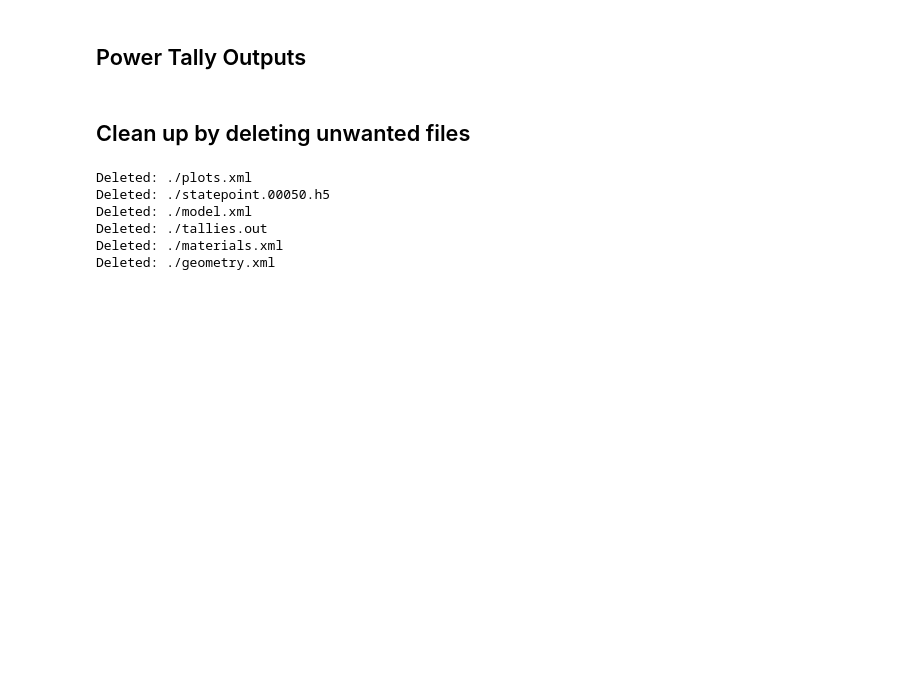
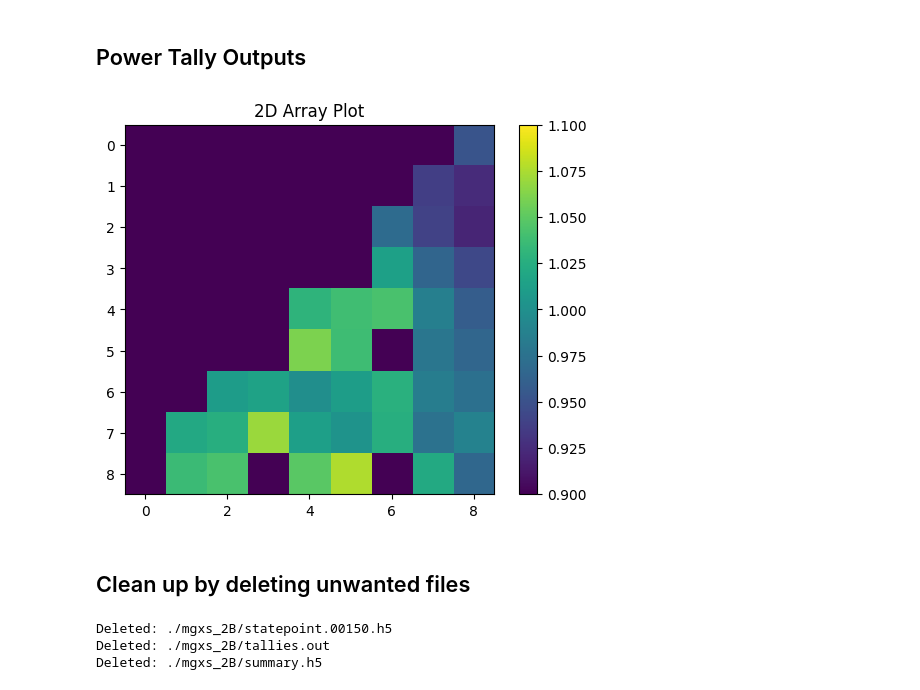
Before and after one commit to aly-tamu/VERA-Examples, a Jupyter notebook: Benchmark Problems/2A/2A_v2.ipynb, the cells around one changed output. Saved outputs shown, nothing was run; the diff lists cells and outputs as text; code cells hidden in the pictures; blank space fills up the shorter version.

```diff
--- a/Benchmark Problems/2A/2A_v2.ipynb
+++ b/Benchmark Problems/2A/2A_v2.ipynb
@@ -512,41 +512,48 @@ np.save(pin_power_file_path, power_tally_values)
 for score_id in range(0,len(computed_power_tallies.scores)):
     # get name of the score
     score = computed_power_tallies.scores[score_id]
+    print('score = ',score)
     # extract + shape the data
     vals = power_tally_values[:,0,score_id].reshape(17,17)
     vals = vals[8:,8:]
 
+    dd = np.copy(vals)
+
     # multiply axis of symeetry by 2 for power display
-    vals[0,:] *= 2
-    vals[np.diag_indices_from(val)] *= 2
+    dd[0,:] *= 2
+    dd[np.diag_indices_from(dd)] *= 2
 
-    vals = np.flip(vals,axis=0)
+    dd = np.flip(dd,axis=0)
 
     # normalize
-    #idx_fuel_cells = np.argwhere(dd>0)
-    #nnz_fuel_cells = np.asarray(idx_fuel_cells).shape[0]
-    #dd /= np.sum(dd)
-    #dd *= nnz_fuel_cells
+    idx_fuel_cells = np.argwhere(dd>0)
+    nnz_fuel_cells = np.asarray(idx_fuel_cells).shape[0]
+    dd /= np.sum(dd)
+    dd *= nnz_fuel_cells
 
-    #n_list = [str(n) for n in range(1, 10)]
-    #table.field_names = n_list
-
-    # Convert ndarray to list of lists
-    #data_list = dd.tolist()
-
-    #for row in data_list:
-        # Format each value to 2 decimal places
-        #formatted_row = [f"{x:.6g}" for x in row]
-        #table.add_row(formatted_row)
-
-    #print(table)
+#    table = PrettyTable()
+#
+#    n_list = [str(n) for n in range(1, 10)]
+#    table.field_names = n_list
+#
+#    # Convert ndarray to list of lists
+#    data_list = dd.tolist()
+#
+#    for row in data_list:
+#        # Format each value to 2 decimal places
+#        formatted_row = [f"{x:.6g}" for x in row]
+#        table.add_row(formatted_row)
+#
+#    print(table)
 # %%
 plt.figure()
-plt.imshow(vals, cmap='viridis')  # You can change the colormap if desired
+plt.imshow(dd, cmap='viridis')  # You can change the colormap if desired
 plt.title('2D Array Plot')
 plt.colorbar()  # Adds a colorbar to show the scale
 plt.clim([0.9,1.1])
 plt.show()
+# %% [output]
+[figure, added]
 # %% [markdown]
 ## Clean up by deleting unwanted files
 # %%
@@ -582,10 +590,8 @@ def delete_runtime_files(directory='.'):
 # delete_runtime_files('/path/to/directory')  # specify the directory path if needed
 # %%
 delete_runtime_files('./')
+delete_runtime_files(my_path)
 # %% [output]
-Deleted: ./plots.xml
-Deleted: ./statepoint.00050.h5
-Deleted: ./model.xml
-Deleted: ./tallies.out
-Deleted: ./materials.xml
-Deleted: ./geometry.xml
+Deleted: ./mgxs_2B/statepoint.00150.h5
+Deleted: ./mgxs_2B/tallies.out
+Deleted: ./mgxs_2B/summary.h5
```
Also changed, not shown: parts of 1 cell of this notebook, 2 other files.
